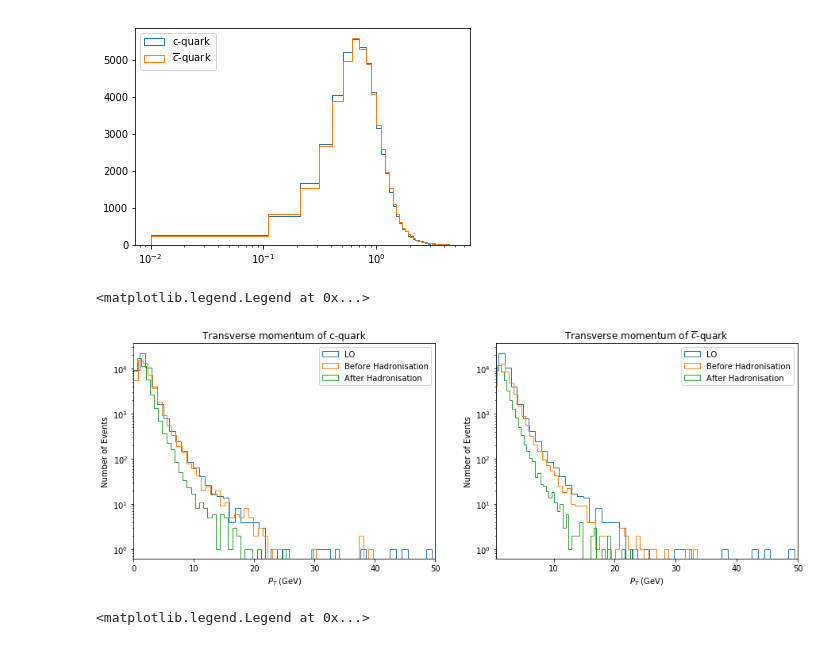
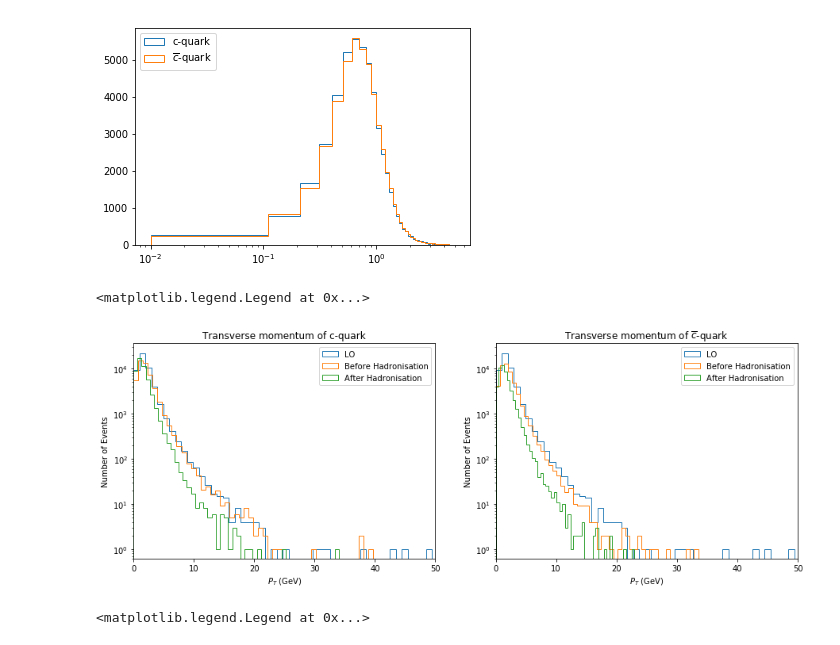
Before and after one commit to JoshuaKMWinter/HF_MPI_Studies, a Jupyter notebook: TestCharm.ipynb, the cells around one changed output. Drawn from its saved outputs; the diff is of its cells as text; code cells hidden in the pictures.

```diff
--- a/TestCharm.ipynb
+++ b/TestCharm.ipynb
@@ -121,30 +126,30 @@ plt.legend(loc = 'upper left')
 # %%
 #pT of charm states
 fig, axes = plt.subplots(1,2, figsize=(15,5))
 
 axes[0].set_yscale("log")
 axes[0].set_xlim([0,50])
 axes[0].set_title("Transverse momentum of c-quark")
 axes[0].set_xlabel(r'$P_T$ (GeV)')
 axes[0].set_ylabel('Number of Events')
 axes[0].hist(dfcharm["cLO_pT"], bins=50, label = "LO", histtype = "step", fill = False)
 axes[0].hist(dfcharm["c_pT"], bins=50, label = "Before Hadronisation", histtype = "step", fill = False)
 axes[0].hist(dfcharm["D_pT"], bins=50, label = "After Hadronisation", histtype = "step", fill = False)
 axes[0].legend()
 
 #pT of cbar states
 axes[1].set_yscale("log")
-axes[1].set_xlim([0.5,50])
+axes[1].set_xlim([0,50])
 axes[1].set_title(r'Transverse momentum of $\overline{c}$-quark')
 axes[1].set_xlabel(r'$P_T$ (GeV)')
 axes[1].set_ylabel('Number of Events')
 axes[1].hist(dfcharm["cbarLO_pT"], bins=50, label = "LO", histtype = "step", fill = False)
 axes[1].hist(dfcharm["cbar_pT"], bins=50, label = "Before Hadronisation", histtype = "step", fill = False)
 axes[1].hist(dfcharm["Dbar_pT"], bins=50, label = "After Hadronisation", histtype = "step", fill = False)
 axes[1].legend()
 # %% [output]
 <matplotlib.legend.Legend at 0x...>
-[figure, old version]
+[figure, new version]
 # %%
 #angular separation of ccbar pair
 fig, axes = plt.subplots(1,2, figsize=(15,5))
```
Also changed, not shown: parts of 1 cell of this notebook, 4 other files.
